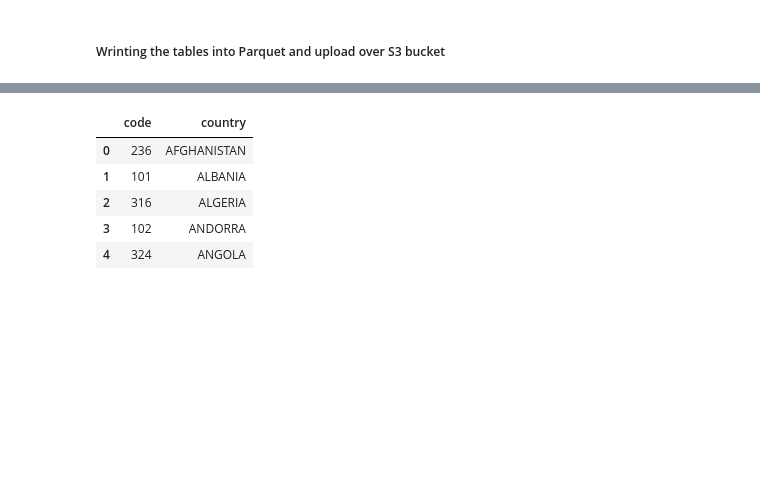
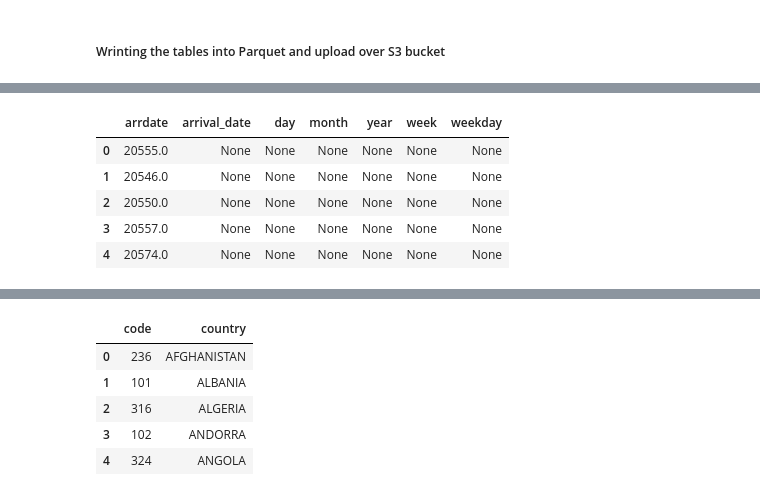
Before and after one commit to MohamedSaiedIbrahim/Project6_Udacity_Capstone, a Jupyter notebook: Capstone Project Template.ipynb, the cells around one changed output, grey strips where cells are left out. Cells and saved outputs as stored; diff of their text form; code cells hidden in the pictures; blank space fills up the shorter version.

```diff
--- a/Capstone Project Template.ipynb
+++ b/Capstone Project Template.ipynb
@@ -493,0 +477,9 @@ Temperature dimention table writing has been completed!
+# %%
+time_dim.toPandas().head()
+# %% [output]
+|  | arrdate | arrival_date | day | month | year | week | weekday |
+| 0 | 20555.0 | None | None | None | None | None | None |
+| 1 | 20546.0 | None | None | None | None | None | None |
+| 2 | 20550.0 | None | None | None | None | None | None |
+| 3 | 20557.0 | None | None | None | None | None | None |
+| 4 | 20574.0 | None | None | None | None | None | None |
```
Also changed, not shown: parts of 59 cells of this notebook, 1 other file.
